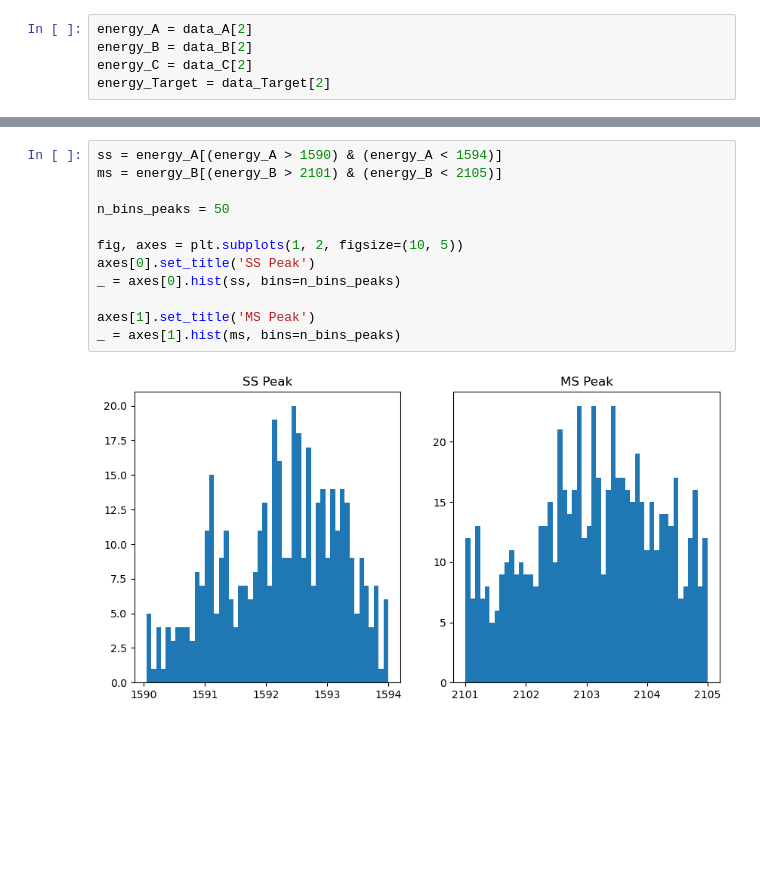
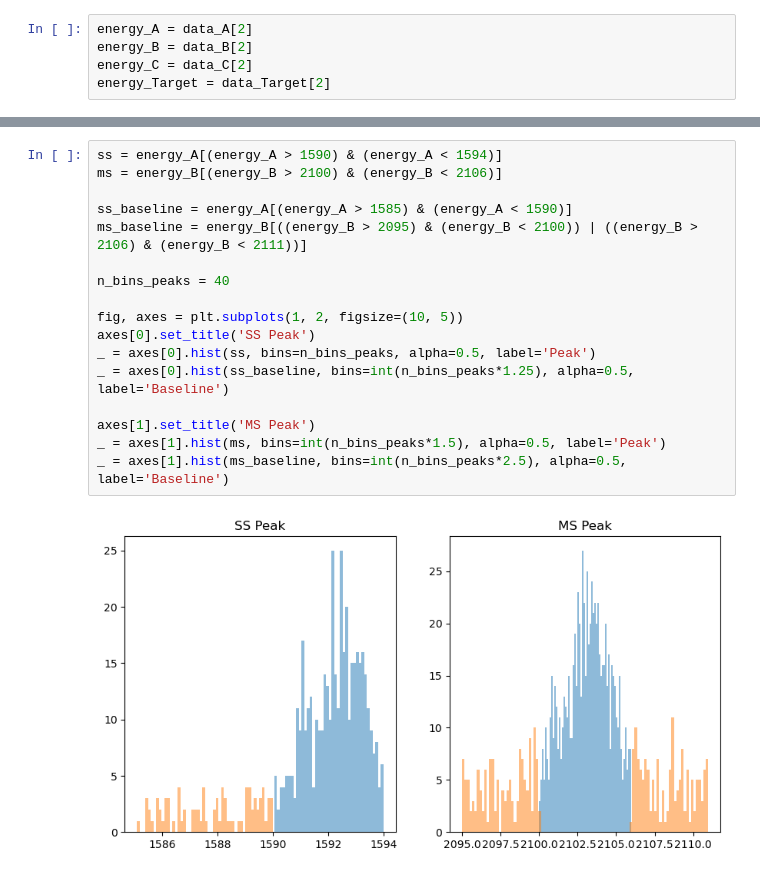
Before and after one commit to bucket420/dsc291-final, a Jupyter notebook: analysis.ipynb, the cells around one changed output, grey strips where cells are left out. Cells and saved outputs as stored; diff of their text form; blank space fills up the shorter version.

```diff
--- a/analysis.ipynb
+++ b/analysis.ipynb
@@ -50,16 +50,21 @@ axes[1, 1].set_xlim(1000)
 # %%
 ss = energy_A[(energy_A > 1590) & (energy_A < 1594)]
-ms = energy_B[(energy_B > 2101) & (energy_B < 2105)]
+ms = energy_B[(energy_B > 2100) & (energy_B < 2106)]
 
-n_bins_peaks = 50
+ss_baseline = energy_A[(energy_A > 1585) & (energy_A < 1590)]
+ms_baseline = energy_B[((energy_B > 2095) & (energy_B < 2100)) | ((energy_B > 2106) & (energy_B < 2111))]
+
+n_bins_peaks = 40
 
 fig, axes = plt.subplots(1, 2, figsize=(10, 5))
 axes[0].set_title('SS Peak')
-_ = axes[0].hist(ss, bins=n_bins_peaks)
+_ = axes[0].hist(ss, bins=n_bins_peaks, alpha=0.5, label='Peak')
+_ = axes[0].hist(ss_baseline, bins=int(n_bins_peaks*1.25), alpha=0.5, label='Baseline')
 
 axes[1].set_title('MS Peak')
-_ = axes[1].hist(ms, bins=n_bins_peaks)
+_ = axes[1].hist(ms, bins=int(n_bins_peaks*1.5), alpha=0.5, label='Peak')
+_ = axes[1].hist(ms_baseline, bins=int(n_bins_peaks*2.5), alpha=0.5, label='Baseline')
 # %% [output]
-[figure, old version]
+[figure, new version]
 # %%
 ss_score = score_A[(energy_A > 1590) & (energy_A < 1594)]
```
Also changed, not shown: parts of 3 cells of this notebook.
